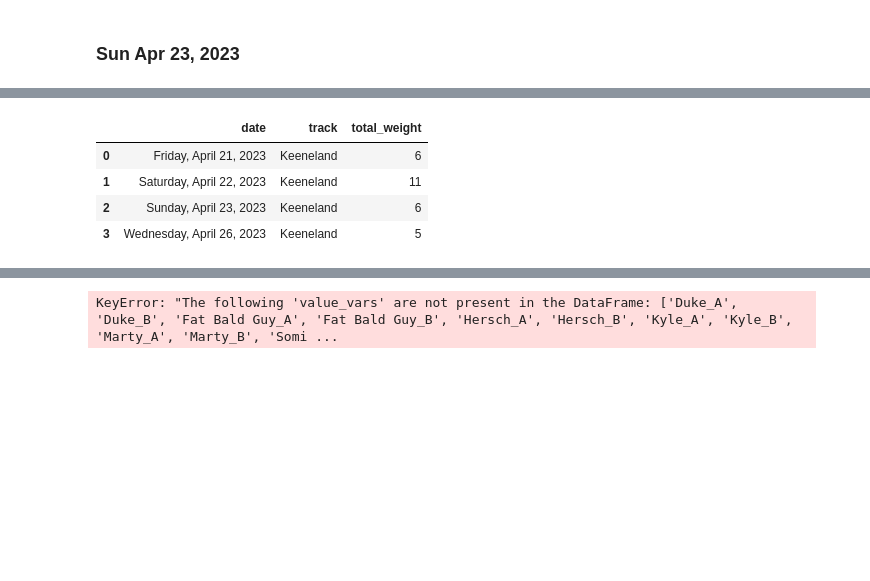
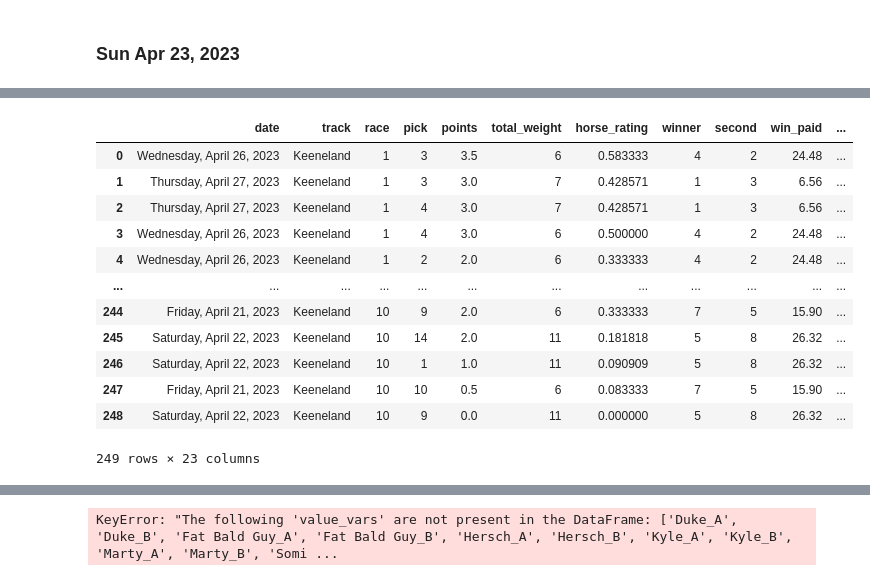
Before and after one commit to btatkinson/horse_cap_tracker, a Jupyter notebook: notebooks/kee_history.ipynb, the cells around one changed output, grey strips where cells are left out. Drawn from its saved outputs; the diff is of its cells as text; code cells hidden in the pictures; blank space fills up the shorter version.

```diff
--- a/notebooks/kee_history.ipynb
+++ b/notebooks/kee_history.ipynb
@@ -1065,0 +1631,10 @@ composite = composite.sort_values(by=['pct_points'], ascending=False).head(20)
+# %%
+daily_summary = []
+
+for sharp in sharps:
+    sharp_roi = kee_4[f'{sharp}_return'].sum()/kee_4[f'{sharp}_invested'].sum()
+    sharp_WPP = kee_4[f'{sharp}_points'].sum()/kee_4[f'{sharp}_horses_used'].sum()
+    daily_summary.append([sharp, sharp_roi, sharp_WPP])
+
+daily_summary = pd.DataFrame(daily_summary, columns=['Sharp', 'ROI', 'WinPerPick'])
+daily_summary.sort_values(by=['ROI'], ascending=False)
@@ -1065,0 +1923,11 @@ composite = composite.sort_values(by=['pct_points'], ascending=False).head(20)
+# %%
+
+daily_summary = []
+
+for sharp in sharps:
+    sharp_roi = kee_5[f'{sharp}_return'].sum()/kee_5[f'{sharp}_invested'].sum()
+    sharp_WPP = kee_5[f'{sharp}_points'].sum()/kee_5[f'{sharp}_horses_used'].sum()
+    daily_summary.append([sharp, sharp_roi, sharp_WPP])
+
+daily_summary = pd.DataFrame(daily_summary, columns=['Sharp', 'ROI', 'WinPerPick'])
+daily_summary.sort_values(by=['ROI'], ascending=False)
@@ -1086,0 +2355,11 @@ composite
+# %%
+
+daily_summary = []
+
+for sharp in sharps:
+    sharp_roi = kee_6[f'{sharp}_return'].sum()/kee_6[f'{sharp}_invested'].sum()
+    sharp_WPP = kee_6[f'{sharp}_points'].sum()/kee_6[f'{sharp}_horses_used'].sum()
+    daily_summary.append([sharp, sharp_roi, sharp_WPP])
+
+daily_summary = pd.DataFrame(daily_summary, columns=['Sharp', 'ROI', 'WinPerPick'])
+daily_summary.sort_values(by=['ROI'], ascending=False)
@@ -1087,6 +2617,6 @@ composite
 # %%
 
-hist = pd.concat([kee_1.copy(),kee_2.copy(),kee_3.copy(),kee_4.copy()],axis=0).reset_index(drop=True)
+hist = pd.concat([kee_1.copy(),kee_2.copy(),kee_3.copy(),kee_4.copy(),kee_5.copy()],axis=0).reset_index(drop=True)
 # %%
 
 composite = hist.copy()
@@ -1223,13 +2761,21 @@ composite['total_returned'].sum()-composite['total_invested'].sum()
 # %%
 
 
-total
+composite
 # %% [output]
-|  | date | track | total_weight |
-| 0 | Friday, April 21, 2023 | Keeneland | 6 |
-| 1 | Saturday, April 22, 2023 | Keeneland | 11 |
-| 2 | Sunday, April 23, 2023 | Keeneland | 6 |
-| 3 | Wednesday, April 26, 2023 | Keeneland | 5 |
+|  | date | track | race | pick | points | total_weight | horse_rating | winner | second | win_paid | ... |
+| 0 | Wednesday, April 26, 2023 | Keeneland | 1 | 3 | 3.5 | 6 | 0.583333 | 4 | 2 | 24.48 | ... |
+| 1 | Thursday, April 27, 2023 | Keeneland | 1 | 3 | 3.0 | 7 | 0.428571 | 1 | 3 | 6.56 | ... |
+| 2 | Thursday, April 27, 2023 | Keeneland | 1 | 4 | 3.0 | 7 | 0.428571 | 1 | 3 | 6.56 | ... |
+| 3 | Wednesday, April 26, 2023 | Keeneland | 1 | 4 | 3.0 | 6 | 0.500000 | 4 | 2 | 24.48 | ... |
+| 4 | Wednesday, April 26, 2023 | Keeneland | 1 | 2 | 2.0 | 6 | 0.333333 | 4 | 2 | 24.48 | ... |
+| ... | ... | ... | ... | ... | ... | ... | ... | ... | ... | ... | ... |
+| 244 | Friday, April 21, 2023 | Keeneland | 10 | 9 | 2.0 | 6 | 0.333333 | 7 | 5 | 15.90 | ... |
+| 245 | Saturday, April 22, 2023 | Keeneland | 10 | 14 | 2.0 | 11 | 0.181818 | 5 | 8 | 26.32 | ... |
+| 246 | Saturday, April 22, 2023 | Keeneland | 10 | 1 | 1.0 | 11 | 0.090909 | 5 | 8 | 26.32 | ... |
+| 247 | Friday, April 21, 2023 | Keeneland | 10 | 10 | 0.5 | 6 | 0.083333 | 7 | 5 | 15.90 | ... |
+| 248 | Saturday, April 22, 2023 | Keeneland | 10 | 9 | 0.0 | 11 | 0.000000 | 5 | 8 | 26.32 | ... |
+249 rows × 23 columns
 # %%
 
 sharps = ['Quincy','Nick','Blake','Marty','Holmes','Jason_O','Kelsch','Kyle','Duke','Fat Bald Guy','Hersch','Somich','Plonk']
```
Also changed, not shown: parts of 64 cells of this notebook, 10 other files.
